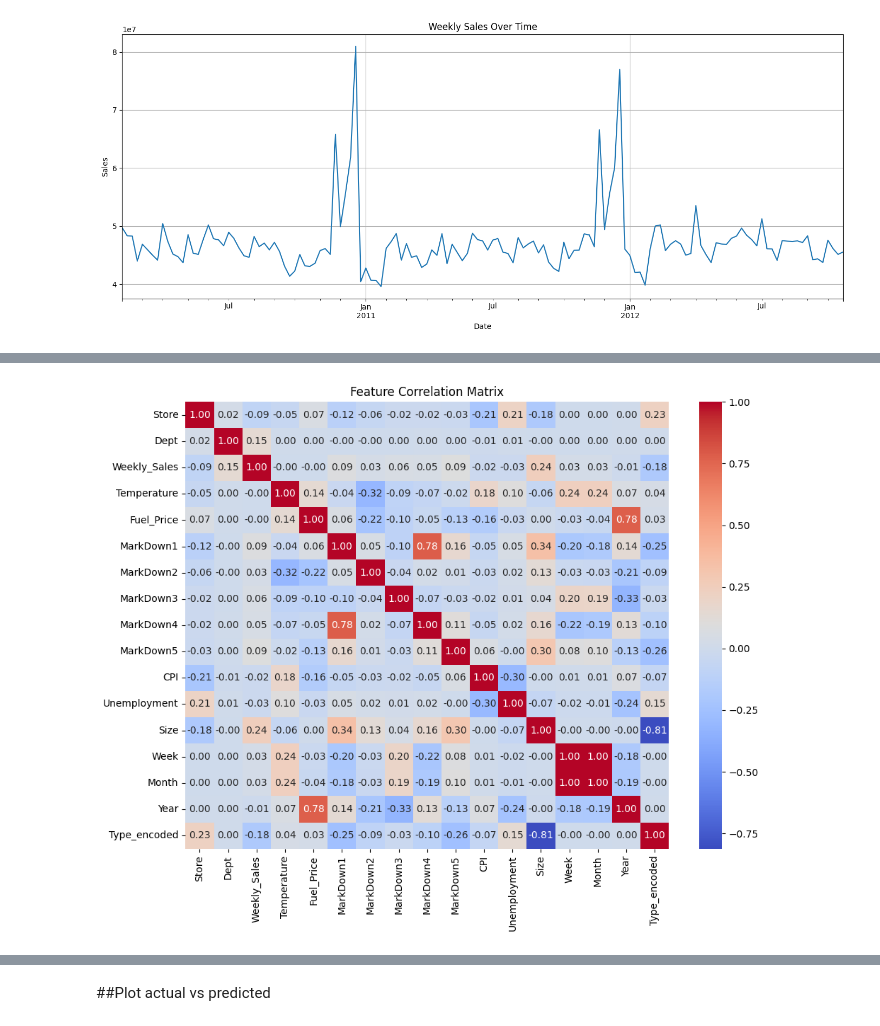
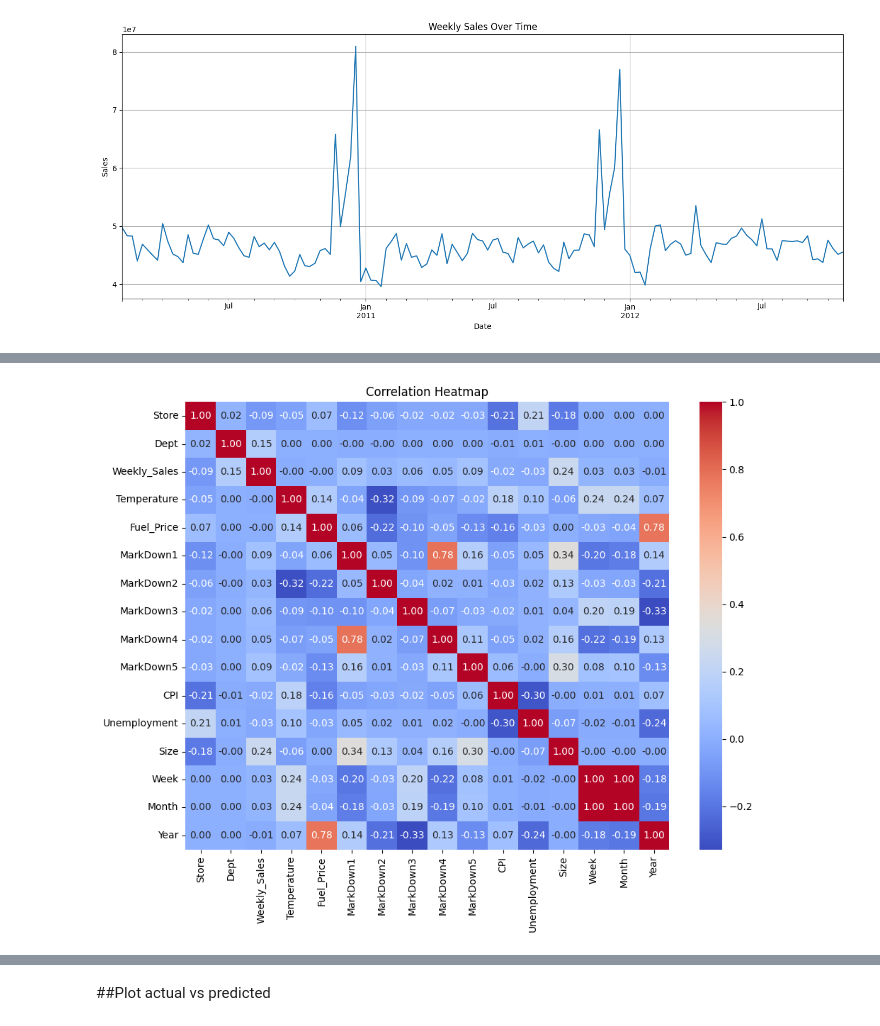
Before and after one commit to Marwa-Chouhdary/Data-Science-Projects, a Jupyter notebook: Sales_Forecasting_for_a_Retail_Chain.ipynb, the cells around one changed output, grey strips where cells are left out. Saved outputs shown, nothing was run; the diff lists cells and outputs as text; code cells hidden in the pictures.

```diff
--- a/Sales_Forecasting_for_a_Retail_Chain.ipynb
+++ b/Sales_Forecasting_for_a_Retail_Chain.ipynb
@@ -178,9 +202,9 @@ plt.show()
 # %%
 # Heatmap of correlations
 plt.figure(figsize=(10, 8))
-sns.heatmap(df.select_dtypes(include=np.number).corr(), annot=True, fmt=".2f", cmap="coolwarm")
-plt.title('Feature Correlation Matrix')
+sns.heatmap(df[numeric_cols].corr(), annot=True, fmt=".2f", cmap="coolwarm")
+plt.title("Correlation Heatmap")
 plt.tight_layout()
 plt.show()
 # %% [output]
-[figure, old version]
+[figure, new version]
```
Also changed, not shown: parts of 26 cells of this notebook.
